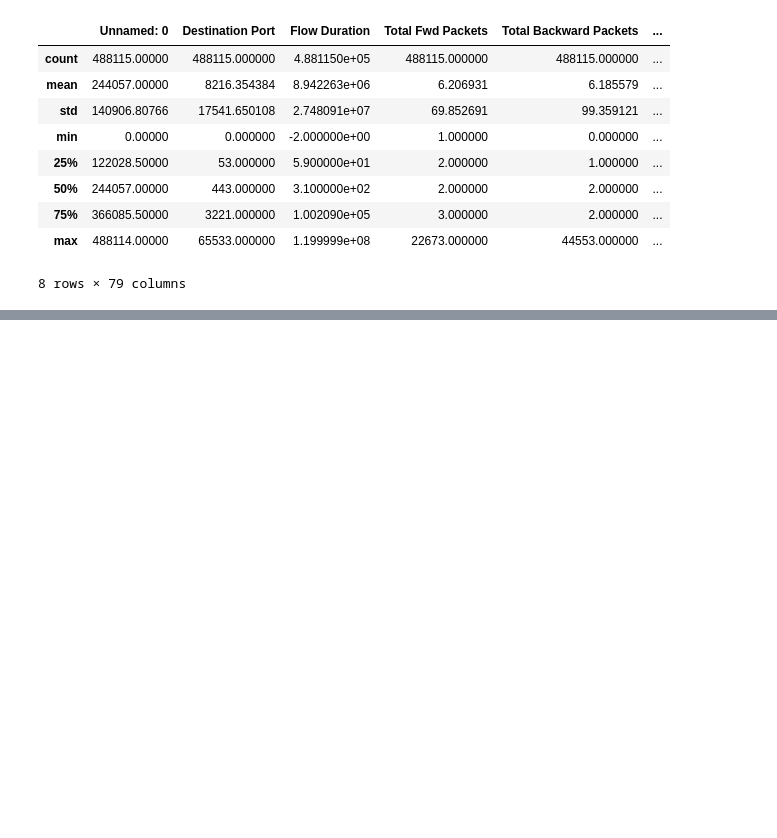
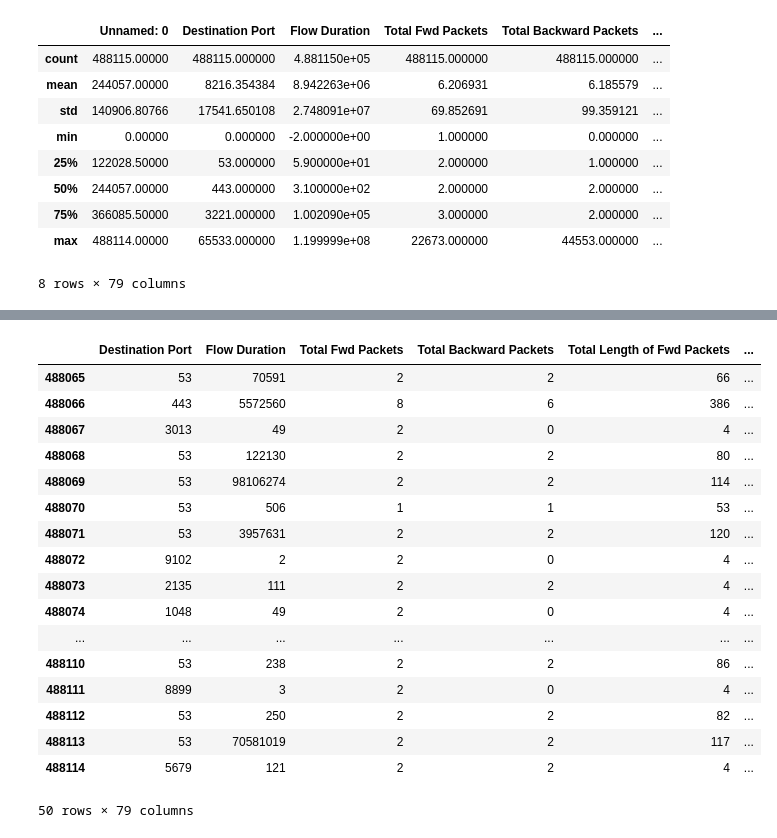
Before and after one commit to Pranishgrg21/Network_traffic_Analysis, a Jupyter notebook: Network_traffic.ipynb, the cells around one changed output, grey strips where cells are left out. Drawn from its saved outputs; the diff is of its cells as text; code cells hidden in the pictures; blank space fills up the shorter version.

```diff
--- a/Network_traffic.ipynb
+++ b/Network_traffic.ipynb
@@ -123,0 +128,3 @@ df.describe()
+# %%
+df = df.drop(columns=["Unnamed: 0"], errors="ignore")
+df
@@ -123,0 +145,21 @@ df.describe()
+# %%
+df.tail(50)
+# %% [output]
+|  | Destination Port | Flow Duration | Total Fwd Packets | Total Backward Packets | Total Length of Fwd Packets | ... |
+| 488065 | 53 | 70591 | 2 | 2 | 66 | ... |
+| 488066 | 443 | 5572560 | 8 | 6 | 386 | ... |
+| 488067 | 3013 | 49 | 2 | 0 | 4 | ... |
+| 488068 | 53 | 122130 | 2 | 2 | 80 | ... |
+| 488069 | 53 | 98106274 | 2 | 2 | 114 | ... |
+| 488070 | 53 | 506 | 1 | 1 | 53 | ... |
+| 488071 | 53 | 3957631 | 2 | 2 | 120 | ... |
+| 488072 | 9102 | 2 | 2 | 0 | 4 | ... |
+| 488073 | 2135 | 111 | 2 | 2 | 4 | ... |
+| 488074 | 1048 | 49 | 2 | 0 | 4 | ... |
+| ... | ... | ... | ... | ... | ... | ... |
+| 488110 | 53 | 238 | 2 | 2 | 86 | ... |
+| 488111 | 8899 | 3 | 2 | 0 | 4 | ... |
+| 488112 | 53 | 250 | 2 | 2 | 82 | ... |
+| 488113 | 53 | 70581019 | 2 | 2 | 117 | ... |
+| 488114 | 5679 | 121 | 2 | 2 | 4 | ... |
+50 rows × 79 columns
```
Also changed, not shown: parts of 17 cells of this notebook.
